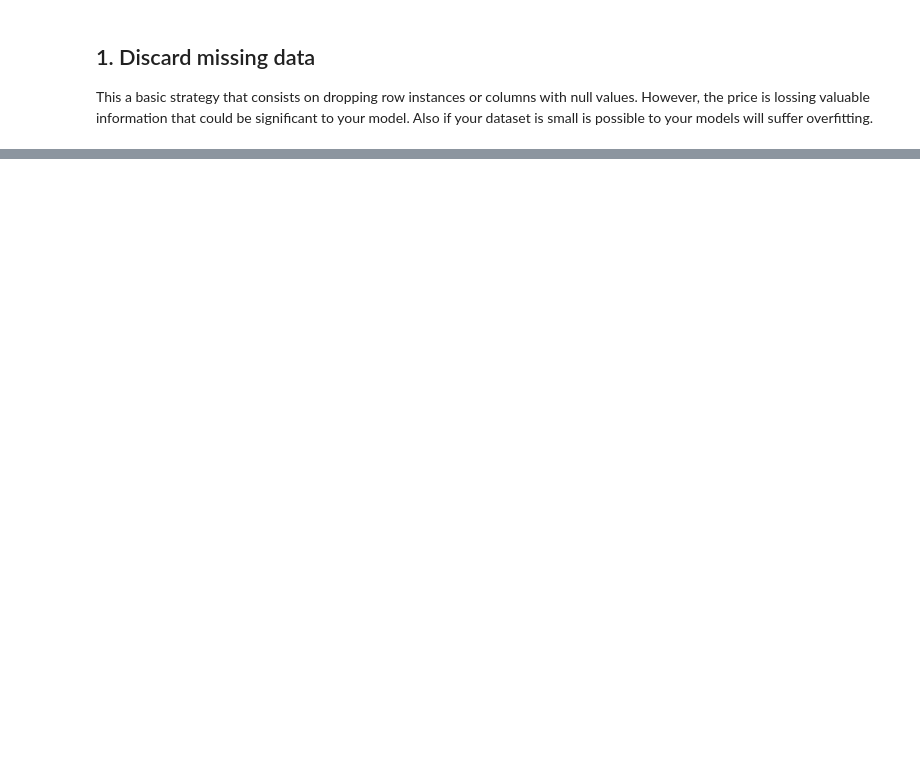
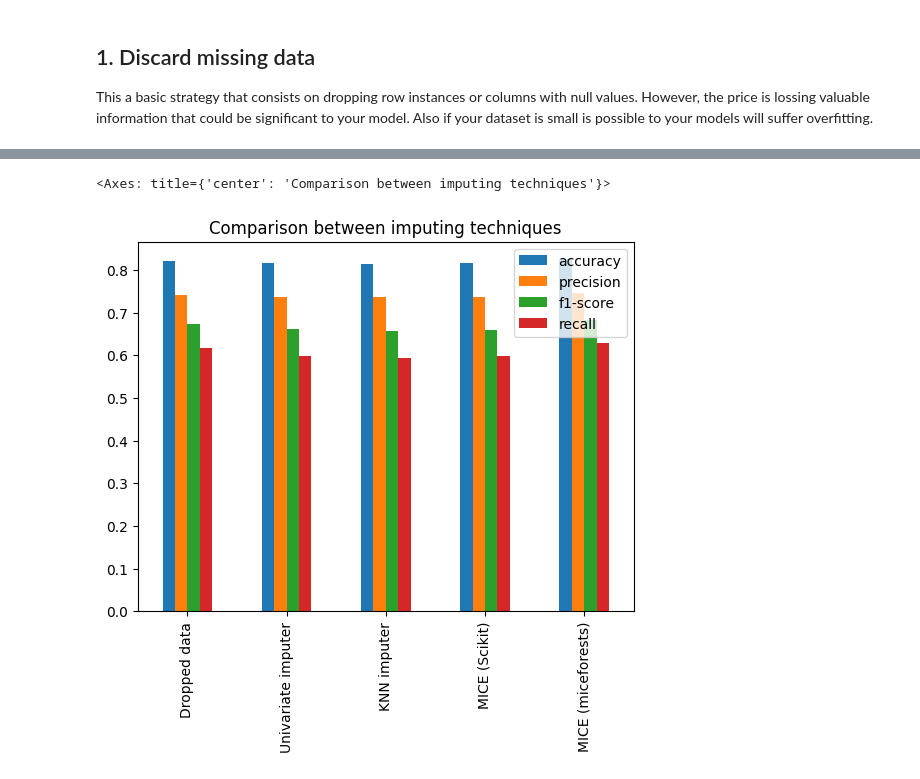
Before and after one commit to Criser2013/Machine-learning, a Jupyter notebook: data_imputation.ipynb, the cells around one changed output, grey strips where cells are left out. Drawn from its saved outputs; the diff is of its cells as text; code cells hidden in the pictures; blank space fills up the shorter version.

Commit message:
miceforest implementation added.

```diff
--- a/data_imputation.ipynb
+++ b/data_imputation.ipynb
@@ -151,0 +209,31 @@ F1-Score: 0.67
+# %%
+ENCODER = OrdinalEncoder()
+ENCODER.set_output(transform="pandas")
+MICE_DATA = data.copy()
+MICE_DATA[CATS] = ENCODER.fit_transform(data[CATS])
+
+KERNEL_MICE = ImputationKernel(MICE_DATA, random_state=123)
+KERNEL_MICE.mice(5)
+mice_data = KERNEL_MICE.complete_data(iteration=5)
+
+SCALER = StandardScaler()
+SCALER.set_output(transform="pandas")
+mice_data[NUMS] = SCALER.fit_transform(mice_data[NUMS])
+
+X_train, y_train = mice_data[CATS + NUMS], mice_data[TARGET]
+
+MODEL = XGBClassifier(random_state=123, learning_rate=5e-2, booster="gbtree", sampling_method="gradient_based")
+
+CV = cross_validate(MODEL, X_train, y_train, scoring=("accuracy", "f1", "recall", "precision"))
+ACCURACY = geometric_mean(CV["test_accuracy"].tolist())
+PRECISION = geometric_mean(CV["test_precision"].tolist())
+RECALL = geometric_mean(CV["test_recall"].tolist())
+F1_SCORE = geometric_mean(CV["test_f1"].tolist())
+
+print("----------------------------")
+print(f"Accuracy: {ACCURACY:0.2f}")
+print(f"Precision: {PRECISION:0.2f}")
+print(f"Recall: {RECALL:0.2f}")
+print(f"F1-Score: {F1_SCORE:0.2f}")
+
+MICE_LIB_METRICS = { "accuracy": ACCURACY, "precision": PRECISION, "f1-score": F1_SCORE, "recall": RECALL}
@@ -151,0 +249,11 @@ F1-Score: 0.67
+# %%
+from pandas import DataFrame
+
+plot_data = DataFrame([
+   METRICS_DROPPED_DATA, METRICS_UNIVARIATE, METRICS_KNN, METRICS_MICE, MICE_LIB_METRICS
+], index=["Dropped data", "Univariate imputer", "KNN imputer", "MICE (Scikit)", "MICE (miceforests)"])
+
+plot_data.plot.bar(title="Comparison between imputing techniques")
+# %% [output]
+<Axes: title={'center': 'Comparison between imputing techniques'}>
+[figure, added]
```
Also changed, not shown: parts of 15 cells of this notebook.
